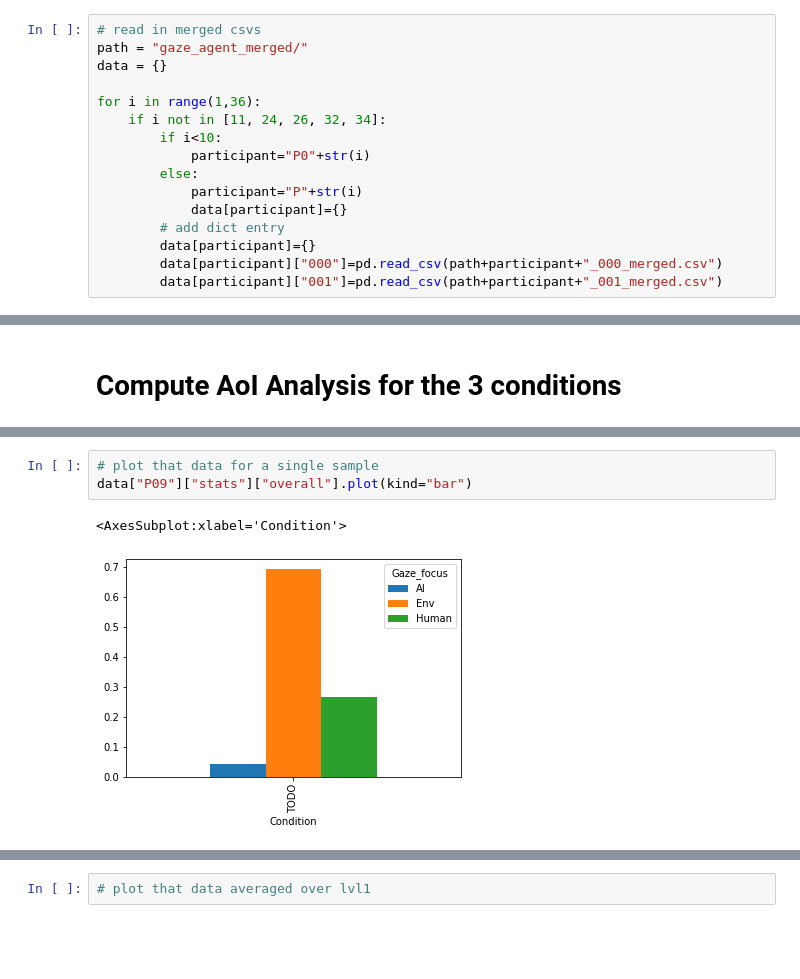
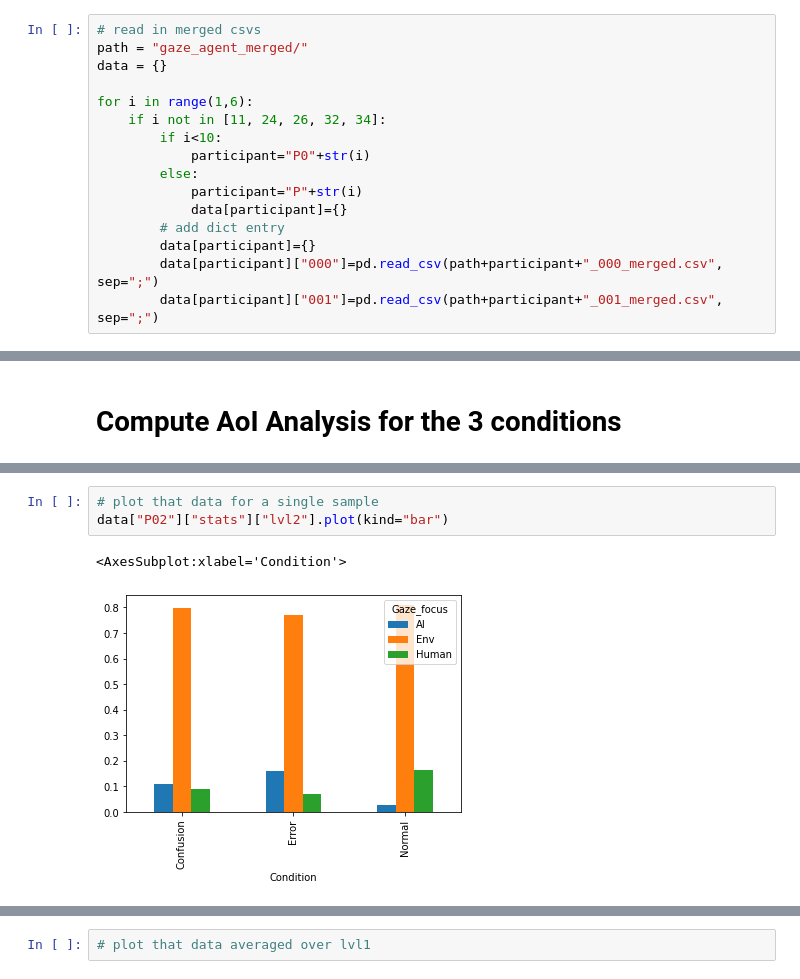
Before and after one commit to lwachowiak/overcooked-demo, a Jupyter notebook: Analysis-Scripts/data_analysis.ipynb, the cells around one changed output, grey strips where cells are left out. Cells and saved outputs as stored; diff of their text form; blank space fills up the shorter version.

Commit message:
updated data analysis + final inter rater agreement

```diff
--- a/Analysis-Scripts/data_analysis.ipynb
+++ b/Analysis-Scripts/data_analysis.ipynb
@@ -5,7 +5,7 @@ import pandas as pd
 path = "gaze_agent_merged/"
 data = {}
 
-for i in range(1,36):
+for i in range(1,6):
     if i not in [11, 24, 26, 32, 34]:
         if i<10:
             participant="P0"+str(i)
@@ -14,8 +14,8 @@ for i in range(1,36):
             data[participant]={}
         # add dict entry
         data[participant]={}
-        data[participant]["000"]=pd.read_csv(path+participant+"_000_merged.csv")
-        data[participant]["001"]=pd.read_csv(path+participant+"_001_merged.csv")
+        data[participant]["000"]=pd.read_csv(path+participant+"_000_merged.csv", sep=";")
+        data[participant]["001"]=pd.read_csv(path+participant+"_001_merged.csv", sep=";")
 # %%
 # check if all 30 are read in
 print(len(data), "files were loaded")
@@ -140,9 +116,9 @@ P35
 # %%
 # plot that data for a single sample
-data["P09"]["stats"]["overall"].plot(kind="bar")
+data["P02"]["stats"]["lvl2"].plot(kind="bar")
 # %% [output]
 <AxesSubplot:xlabel='Condition'>
-[figure, old version]
+[figure, new version]
 # %%
 # plot that data averaged over all
 list_of_stats=[]
```
Also changed, not shown: parts of 10 cells of this notebook, 1 other file.
